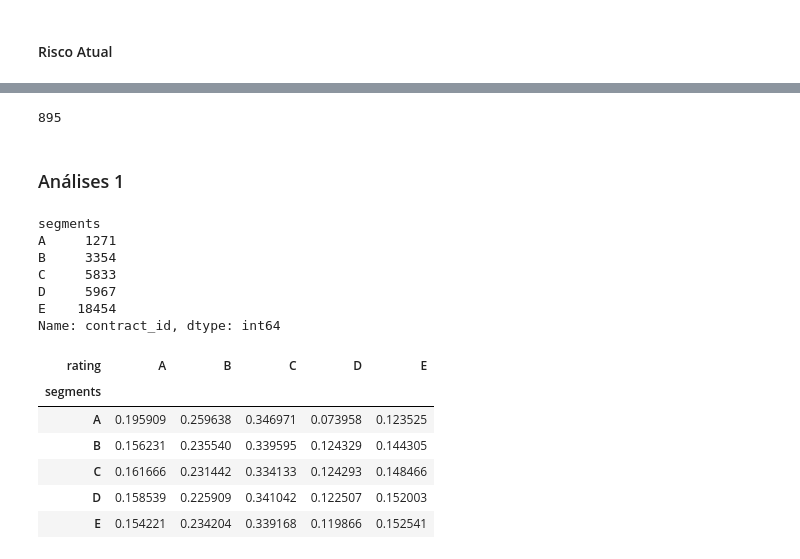
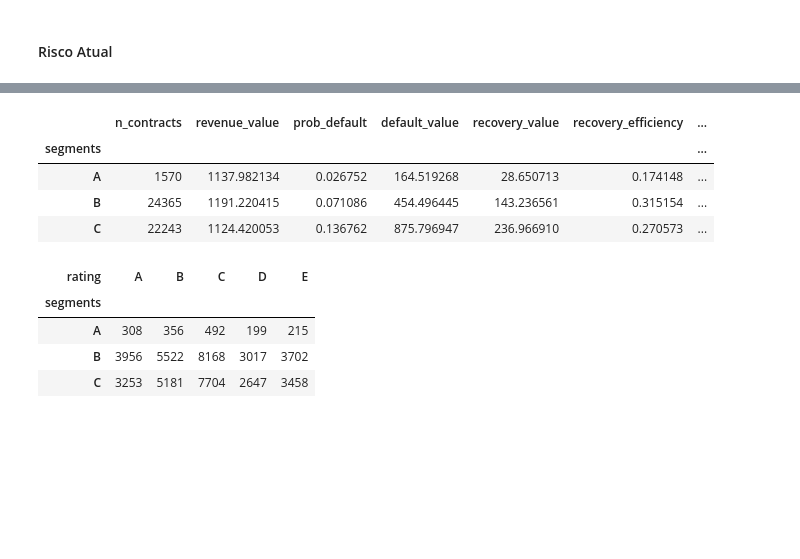
Before and after one commit to loft-br/cp-score-imobiliaria, a Jupyter notebook: notebooks/econ_calculator.ipynb, the cells around one changed output, grey strips where cells are left out. Cells and saved outputs as stored; diff of their text form; code cells hidden in the pictures; blank space fills up the shorter version.

```diff
--- a/notebooks/econ_calculator.ipynb
+++ b/notebooks/econ_calculator.ipynb
@@ -70,10 +58,8 @@ old_score["segments"] = (
     old_score["risco_imobiliaria"]
     .transform(
         lambda x: "A" if x == 2      else
-                  "B" if x in (3, 4) else
-                  "C" if x == 5      else
-                  "D" if x == 6      else
-                  "E" if x == 7      else
+                  "B" if x in (3, 4, 5, 6) else
+                  "C" if x == 7      else
                   None
     )
 )
@@ -176,8 +227,6 @@ old_risk_2 = contracts.merge(old_risk, on="contract_id")#.query("id_imobiliaria
 # %%
-econ_calculator_old = EconomicsCalculator(old_risk.query("id_imobiliaria in @imobs"), defaults, recoveries, revenues, max_history_date='2023-01')
+econ_calculator_old = EconomicsCalculator(old_risk_2, defaults, recoveries, revenues, max_history_date='2023-01')
 
 defaults_pivot_old = econ_calculator_old._build_defaults_pivot()
 recoveries_pivot_old = econ_calculator_old._build_recoveries_pivot()
 revenues_pivot_old = econ_calculator_old._build_revenues_pivot()
-
-report_old = report_economics2(["segments"], revenues_pivot_old, defaults_pivot_old, recoveries_pivot_old)
@@ -204,16 +232,0 @@ Name: id_imobiliaria, dtype: int64
-# %%
-old_score.id_imobiliaria.nunique()
-# %% [output]
-895
-# %% [markdown]
-### Análises 1
-# %%
-df.groupby(["segments"])["contract_id"].size()
-# %% [output]
-segments
-A     1271
-B     3354
-C     5833
-D     5967
-E    18454
-Name: contract_id, dtype: int64
@@ -222,10 +233,20 @@ df_pivot = (df.groupby(["segments", "rating"])["contract_id"].size() / df.groupb
+# %%
+report_old_rating = report_economics2(["segments", "rating"], revenues_pivot_old, defaults_pivot_old, recoveries_pivot_old)
+
+report_old_risk = report_economics2(["segments"], revenues_pivot_old, defaults_pivot_old, recoveries_pivot_old)
+report_old_risk
+# %% [output]
+|  | n_contracts | revenue_value | prob_default | default_value | recovery_value | recovery_efficiency | ... |
+| segments |  |  |  |  |  |  | ... |
+| A | 1570 | 1137.982134 | 0.026752 | 164.519268 | 28.650713 | 0.174148 | ... |
+| B | 24365 | 1191.220415 | 0.071086 | 454.496445 | 143.236561 | 0.315154 | ... |
+| C | 22243 | 1124.420053 | 0.136762 | 875.796947 | 236.966910 | 0.270573 | ... |
 # %%
-pd.pivot_table(df_pivot, values="contract_id", index="segments", columns="rating")
+# Probabilidade de default por segmento/contrato
+pd.pivot_table(report_old_rating, values="n_contracts", index="segments", columns="rating")
 # %% [output]
 | rating | A | B | C | D | E |
 | segments |  |  |  |  |  |
-| A | 0.195909 | 0.259638 | 0.346971 | 0.073958 | 0.123525 |
-| B | 0.156231 | 0.235540 | 0.339595 | 0.124329 | 0.144305 |
-| C | 0.161666 | 0.231442 | 0.334133 | 0.124293 | 0.148466 |
-| D | 0.158539 | 0.225909 | 0.341042 | 0.122507 | 0.152003 |
-| E | 0.154221 | 0.234204 | 0.339168 | 0.119866 | 0.152541 |
+| A | 308 | 356 | 492 | 199 | 215 |
+| B | 3956 | 5522 | 8168 | 3017 | 3702 |
+| C | 3253 | 5181 | 7704 | 2647 | 3458 |
```
Also changed, not shown: parts of 31 cells of this notebook.
